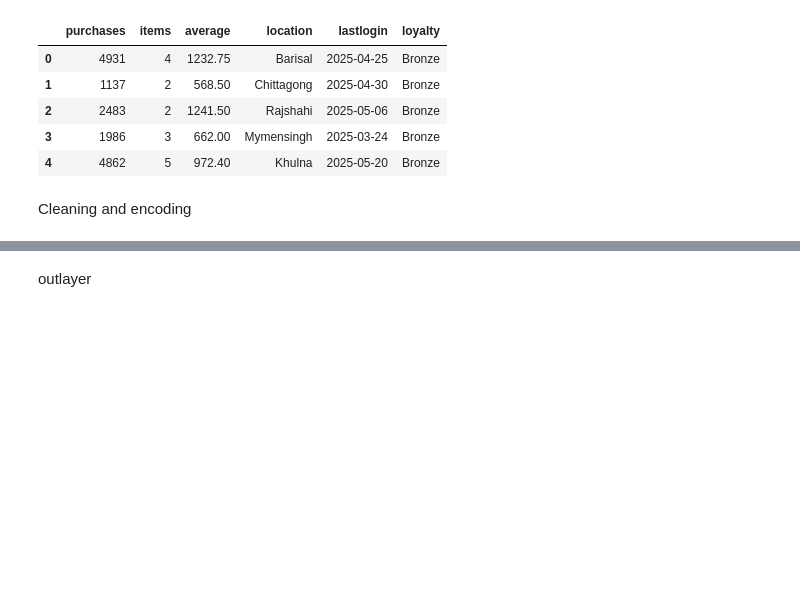
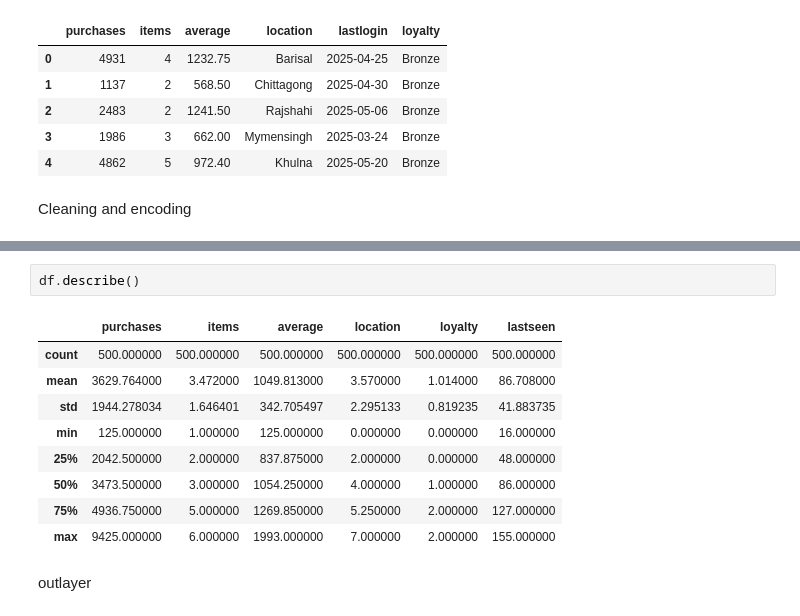
Before and after one commit to hrbayezid/Predicting-purchases-using-api-data, a Jupyter notebook: purchase-prediction.ipynb, the cells around one changed output, grey strips where cells are left out. Saved outputs shown, nothing was run; the diff lists cells and outputs as text; blank space fills up the shorter version.

```diff
--- a/purchase-prediction.ipynb
+++ b/purchase-prediction.ipynb
@@ -78,3 +78,15 @@ df.head()
+# %%
+df.describe()
+# %% [output]
+|  | purchases | items | average | location | loyalty | lastseen |
+| count | 500.000000 | 500.000000 | 500.000000 | 500.000000 | 500.000000 | 500.000000 |
+| mean | 3629.764000 | 3.472000 | 1049.813000 | 3.570000 | 1.014000 | 86.708000 |
+| std | 1944.278034 | 1.646401 | 342.705497 | 2.295133 | 0.819235 | 41.883735 |
+| min | 125.000000 | 1.000000 | 125.000000 | 0.000000 | 0.000000 | 16.000000 |
+| 25% | 2042.500000 | 2.000000 | 837.875000 | 2.000000 | 0.000000 | 48.000000 |
+| 50% | 3473.500000 | 3.000000 | 1054.250000 | 4.000000 | 1.000000 | 86.000000 |
+| 75% | 4936.750000 | 5.000000 | 1269.850000 | 5.250000 | 2.000000 | 127.000000 |
+| max | 9425.000000 | 6.000000 | 1993.000000 | 7.000000 | 2.000000 | 155.000000 |
 # %% [markdown]
 outlayer
 # %%
```
Also changed, not shown: parts of 9 cells of this notebook, 6 other files.
